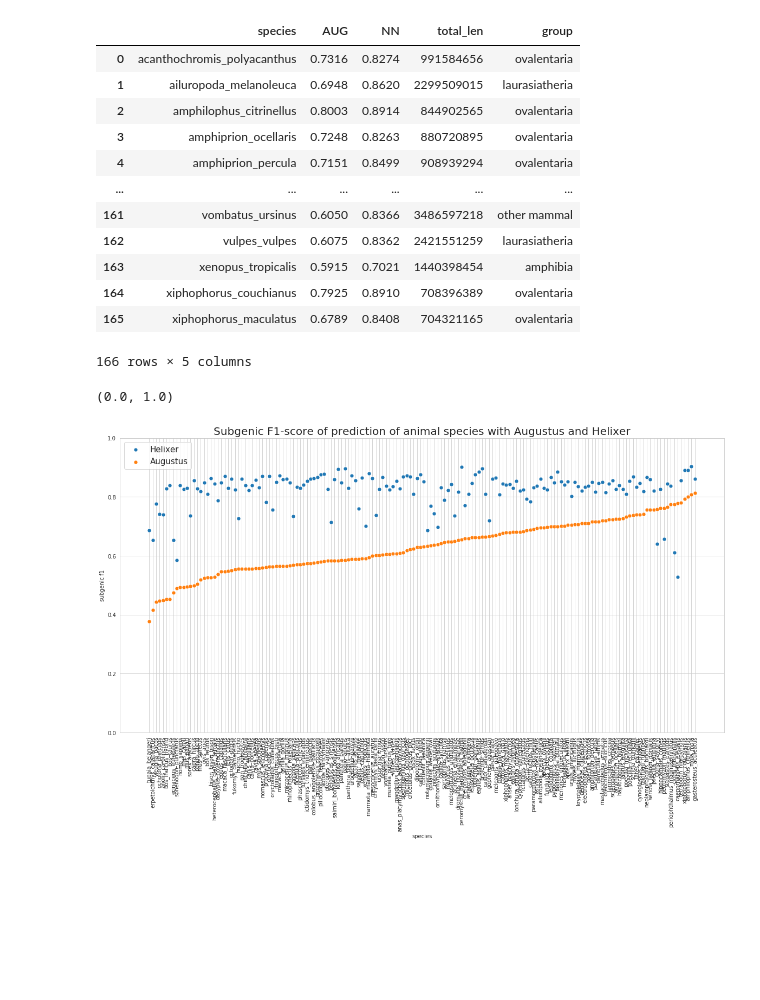
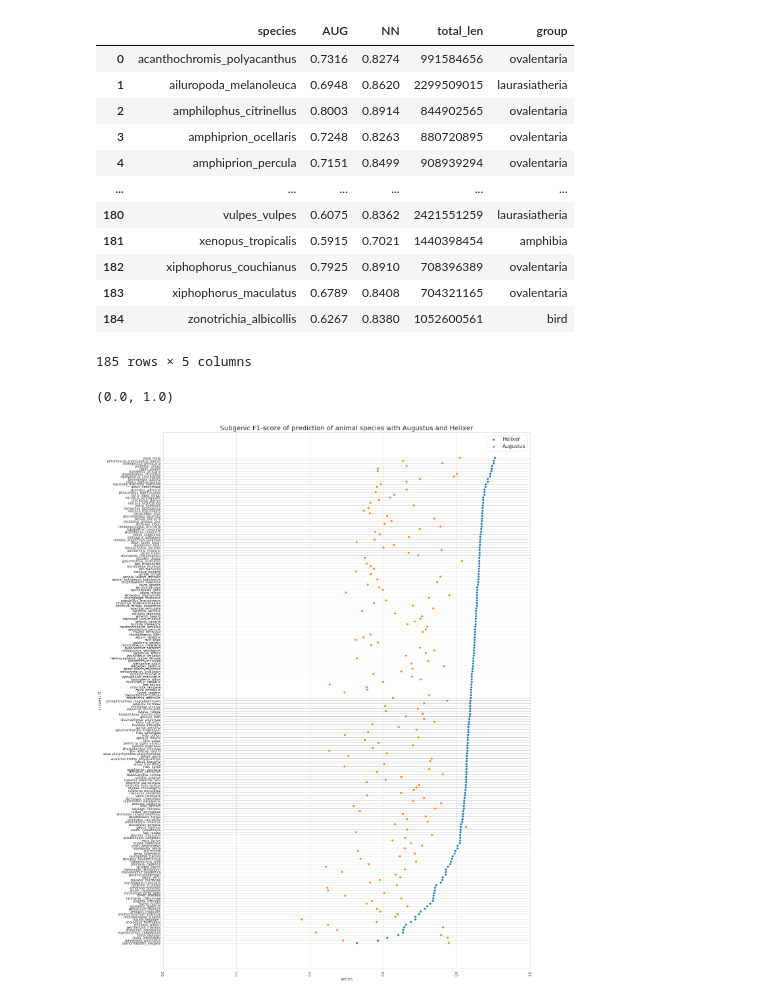
Before and after one commit to weberlab-hhu/helixer_scratch, a Jupyter notebook: plots/Animals.ipynb, the cells around one changed output. Saved outputs shown, nothing was run; the diff lists cells and outputs as text; code cells hidden in the pictures; blank space fills up the shorter version.

```diff
--- a/plots/Animals.ipynb
+++ b/plots/Animals.ipynb
@@ -5,7 +5,7 @@ import pandas as pd
 import seaborn as sns
 # %%
 df_aug = pd.read_csv('final animal eval - Augustus_all.csv')
-df_nn = pd.read_csv('animal_LSTM_eval - ZCPHo_6_flexible_overlapping.csv')
+df_nn = pd.read_csv('animal_LSTM_eval - ZCPHo_6_all.csv')
 df_meta = pd.read_csv('metadata_animals.csv')
 
 genomes = set(df_aug['genome']).intersection(set(df_nn['genome']))
@@ -36,26 +36,26 @@ df_animals
 | 3 | amphiprion_ocellaris | 0.7248 | 0.8263 | 880720895 | ovalentaria |
 | 4 | amphiprion_percula | 0.7151 | 0.8499 | 908939294 | ovalentaria |
 | ... | ... | ... | ... | ... | ... |
-| 161 | vombatus_ursinus | 0.6050 | 0.8366 | 3486597218 | other mammal |
-| 162 | vulpes_vulpes | 0.6075 | 0.8362 | 2421551259 | laurasiatheria |
-| 163 | xenopus_tropicalis | 0.5915 | 0.7021 | 1440398454 | amphibia |
-| 164 | xiphophorus_couchianus | 0.7925 | 0.8910 | 708396389 | ovalentaria |
-| 165 | xiphophorus_maculatus | 0.6789 | 0.8408 | 704321165 | ovalentaria |
+| 180 | vulpes_vulpes | 0.6075 | 0.8362 | 2421551259 | laurasiatheria |
+| 181 | xenopus_tropicalis | 0.5915 | 0.7021 | 1440398454 | amphibia |
+| 182 | xiphophorus_couchianus | 0.7925 | 0.8910 | 708396389 | ovalentaria |
+| 183 | xiphophorus_maculatus | 0.6789 | 0.8408 | 704321165 | ovalentaria |
+| 184 | zonotrichia_albicollis | 0.6267 | 0.8380 | 1052600561 | bird |
-166 rows × 5 columns
+185 rows × 5 columns
 # %%
 sns.set_style("whitegrid")
-f, axes = plt.subplots(1, 1,sharey=True, figsize=(20,10))
-score_plot = sns.scatterplot(x='species',y='NN',data=df_animals.sort_values(by="AUG"), s=50)
-score_plot = sns.scatterplot(x='species',y='AUG',data=df_animals.sort_values(by="AUG"), s=50)
+f, axes = plt.subplots(1, 1,sharey=True, figsize=(20,30))
+score_plot = sns.scatterplot(y='species',x='NN',data=df_animals.sort_values(by="NN"), s=50)
+score_plot = sns.scatterplot(y='species',x='AUG',data=df_animals.sort_values(by="NN"), s=50)
 plt.title("Subgenic F1-score of prediction of animal species with Augustus and Helixer",fontsize=20)
 plt.xlabel("species")
 plt.ylabel("subgenic f1")
 plt.legend(["Helixer","Augustus"],fontsize=15)
 plt.xticks(rotation=90);
-plt.ylim((0.0, 1.0))
+plt.xlim((0.0, 1.0))
 # %% [output]
 (0.0, 1.0)
-[figure, old version]
+[figure, new version]
 # %%
 sns.set_style("whitegrid")
 f, axes = plt.subplots(1, 2,sharey=True, figsize=(10,10))
```
Also changed, not shown: parts of 3 cells of this notebook.
